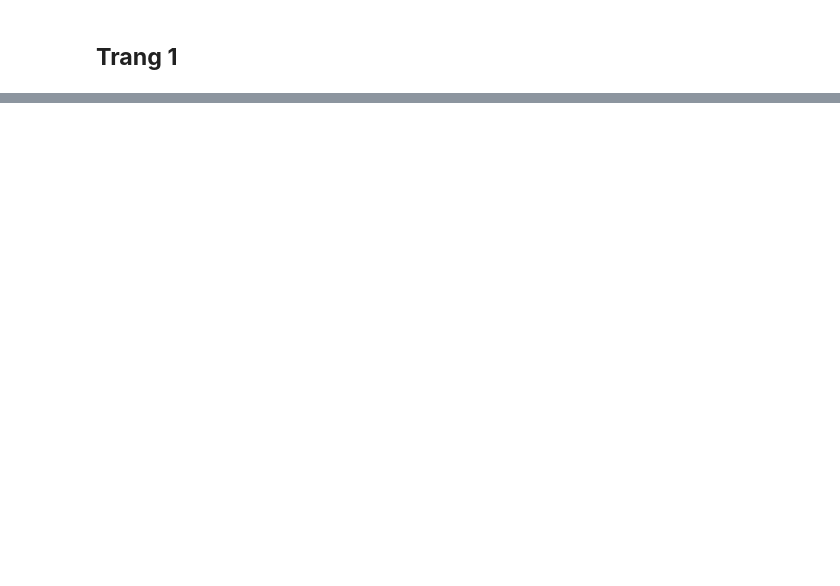
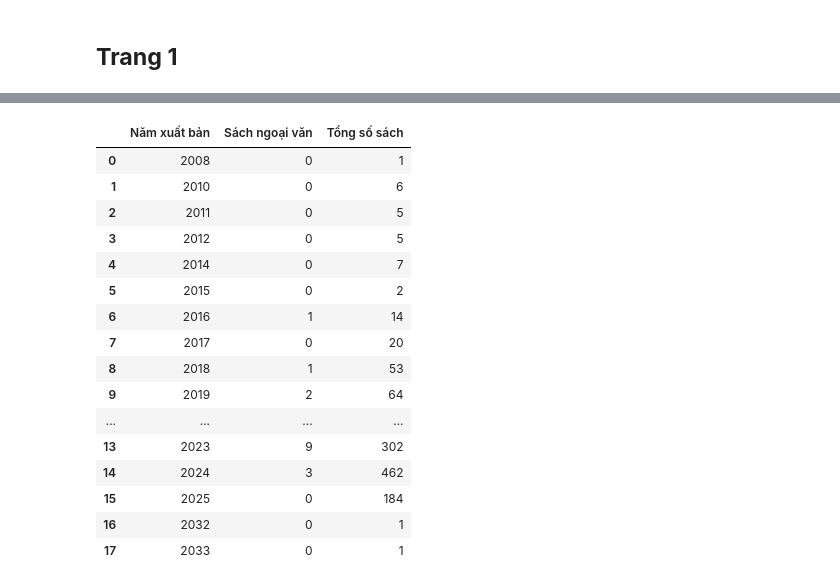
Before and after one commit to pililover/Data-visualization_analysis-Vietnamese-Book-Market, a Jupyter notebook: data_preprocessing.ipynb, the cells around one changed output, grey strips where cells are left out. Saved outputs shown, nothing was run; the diff lists cells and outputs as text; code cells hidden in the pictures; blank space fills up the shorter version.

```diff
--- a/data_preprocessing.ipynb
+++ b/data_preprocessing.ipynb
@@ -636,0 +686,46 @@ grouped_df.to_csv('./data/lang_data.csv', index=False, encoding='utf-8-sig')
+# %%
+# Xử lý giá trị không hợp lệ
+df['Năm'] = df['Năm xuất bản'].replace('afternoon', '2020-01-01')
+
+# Chuyển đổi cột 'Năm xuất bản' thành định dạng datetime và lấy năm
+# Nếu dữ liệu là số thực (như 2023.0), chuyển thành chuỗi ngày trước
+def fix_year(val):
+    try:
+        if isinstance(val, float):
+            return f"{int(val)}-01-01"
+        return val
+    except:
+        return val
+
+df['Năm xuất bản'] = df['Năm xuất bản'].apply(fix_year)
+df['Năm xuất bản'] = pd.to_datetime(df['Năm xuất bản'], errors='coerce').dt.year.astype('Int64')
+
+# Đếm số lượng sách không phải tiếng Việt
+df['Không phải tiếng Việt'] = df['Ngôn ngữ'] != 'Tiếng Việt'
+
+# Nhóm theo năm xuất bản và đếm số lượng
+year_data = df.groupby('Năm xuất bản').agg(**{
+    'Sách ngoại văn': ('Không phải tiếng Việt', 'sum'),
+    'Tổng số sách': ('Mã sách', 'count')
+}).reset_index()
+
+# In kết quả
+year_data
+# %% [output]
+|  | Năm xuất bản | Sách ngoại văn | Tổng số sách |
+| 0 | 2008 | 0 | 1 |
+| 1 | 2010 | 0 | 6 |
+| 2 | 2011 | 0 | 5 |
+| 3 | 2012 | 0 | 5 |
+| 4 | 2014 | 0 | 7 |
+| 5 | 2015 | 0 | 2 |
+| 6 | 2016 | 1 | 14 |
+| 7 | 2017 | 0 | 20 |
+| 8 | 2018 | 1 | 53 |
+| 9 | 2019 | 2 | 64 |
+| ... | ... | ... | ... |
+| 13 | 2023 | 9 | 302 |
+| 14 | 2024 | 3 | 462 |
+| 15 | 2025 | 0 | 184 |
+| 16 | 2032 | 0 | 1 |
+| 17 | 2033 | 0 | 1 |
```
Also changed, not shown: parts of 19 cells of this notebook, 8 other files.
